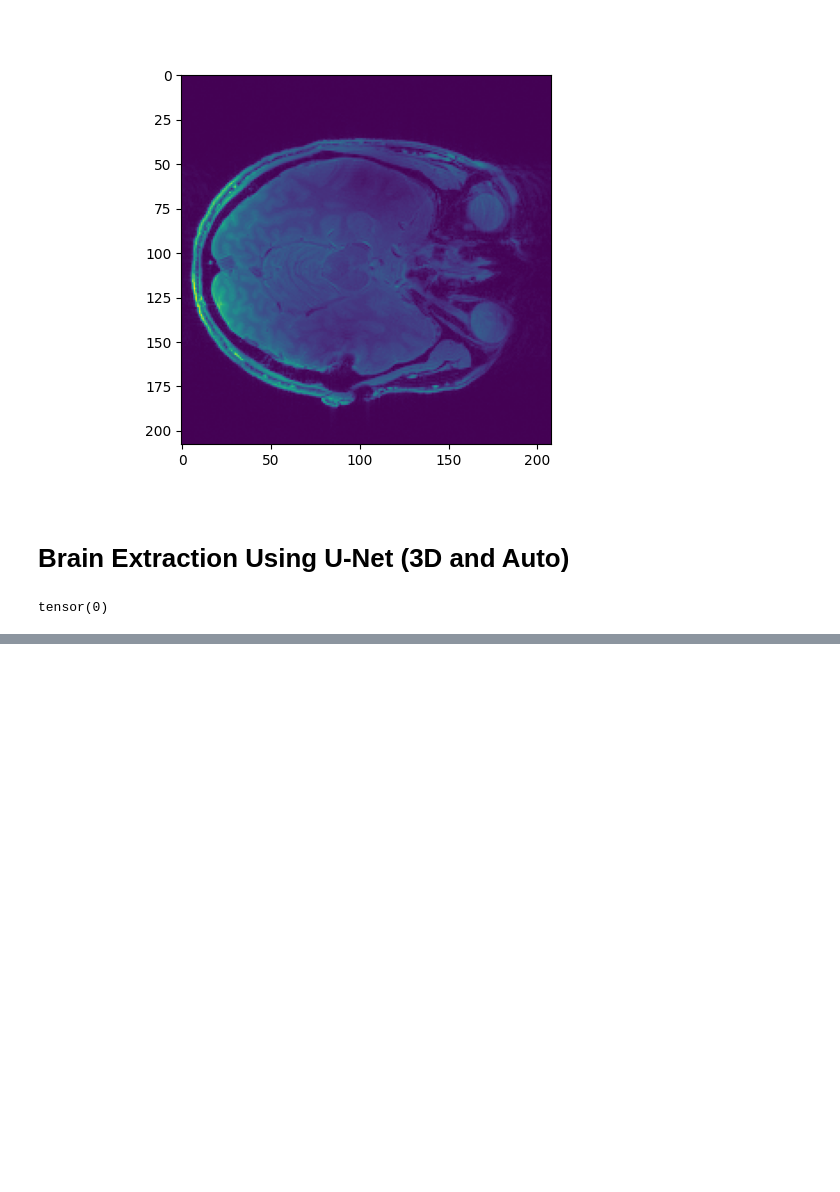
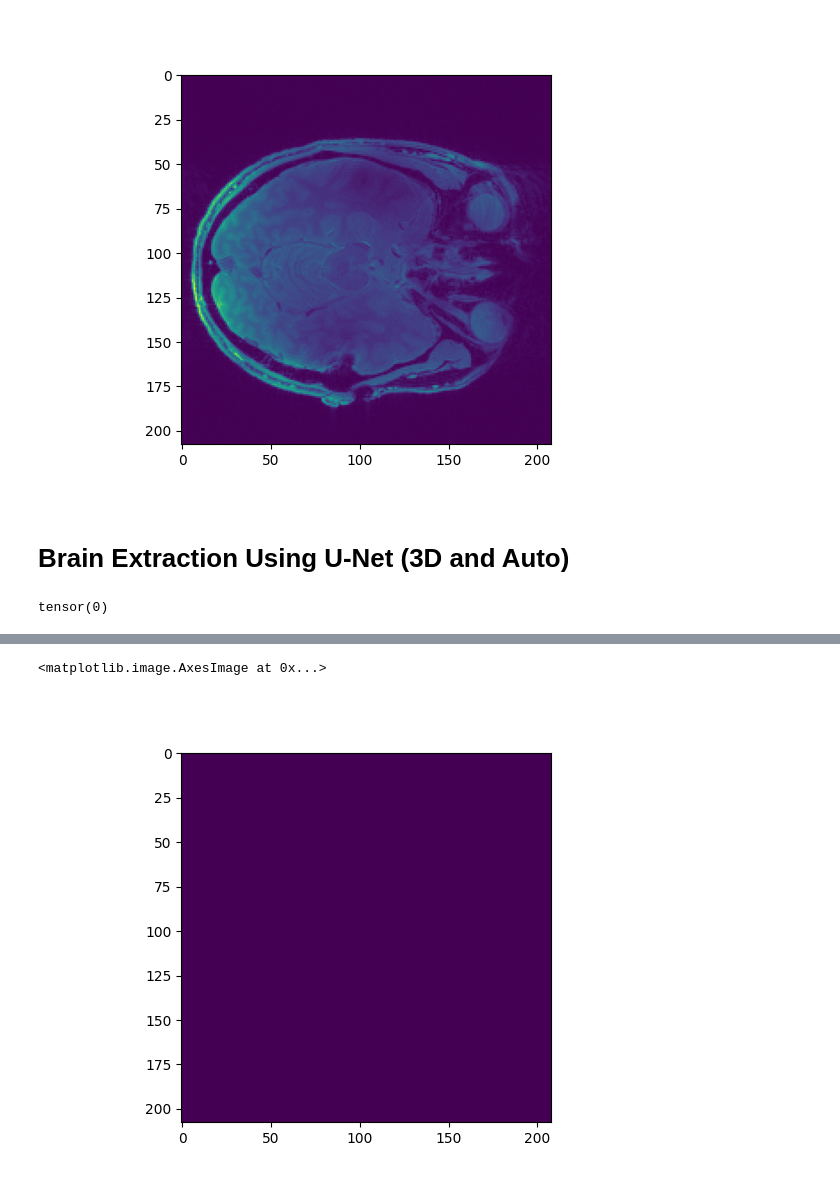
Before and after one commit to Mehdi5578/3DPU_Plateau_Problem, a Jupyter notebook: 3D_Skull_Stripping.ipynb, the cells around one changed output, grey strips where cells are left out. Drawn from its saved outputs; the diff is of its cells as text; code cells hidden in the pictures; blank space fills up the shorter version.

```diff
--- a/3D_Skull_Stripping.ipynb
+++ b/3D_Skull_Stripping.ipynb
@@ -92,0 +194,10 @@ eps = 0
+# %%
+mask = (mag_data > th)
+for _ in tqdm(range(10)):
+    mask = ndimage.binary_fill_holes(mask,structure=np.ones((3,3,3))).astype(int)
+# %%
+plt.figure()
+plt.imshow(1-(mag_data > th)[:,:,15]*(1 - mask[:,:,15]))
+# %% [output]
+<matplotlib.image.AxesImage at 0x...>
+[figure, added]
```
Also changed, not shown: parts of 10 cells of this notebook.
